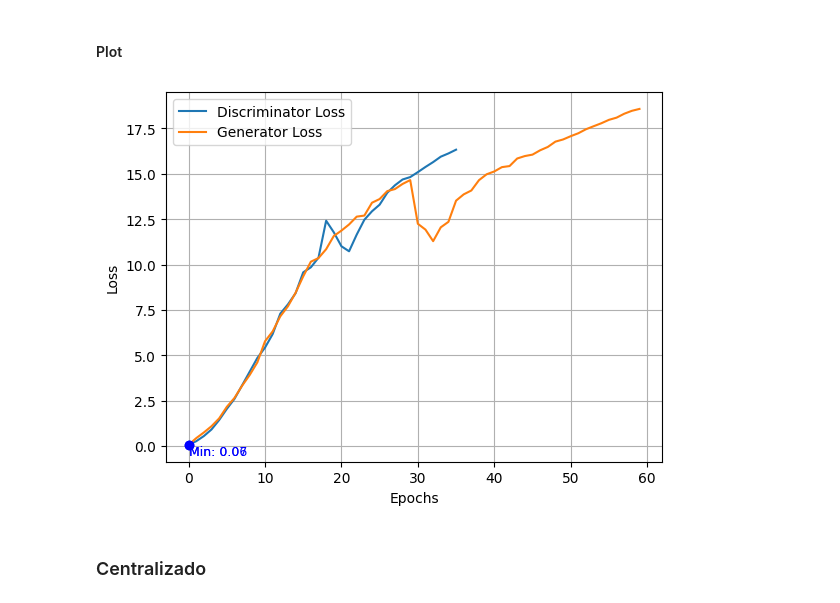
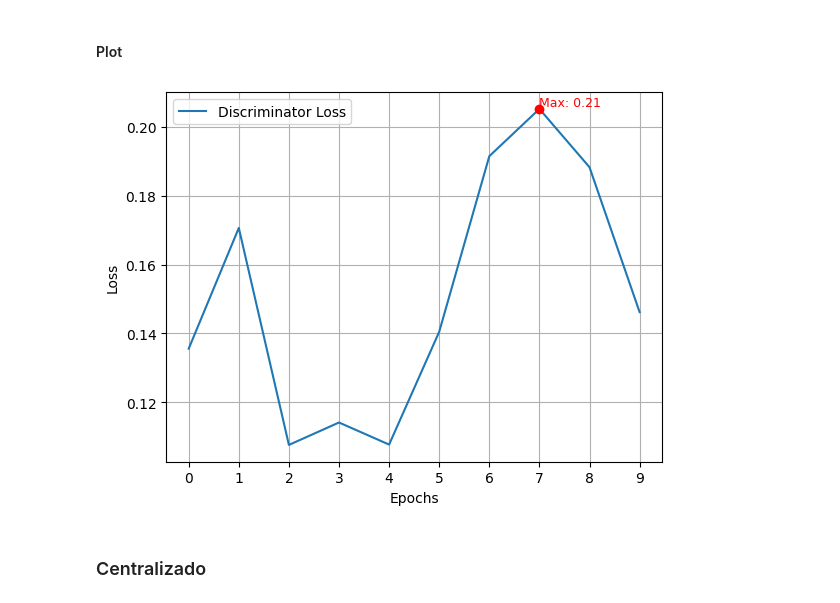
Before and after one commit to gustavoguaragna/GeraFed, a Jupyter notebook: CGANs.ipynb, the cells around one changed output. Cells and saved outputs as stored; diff of their text form; code cells hidden in the pictures.

```diff
--- a/CGANs.ipynb
+++ b/CGANs.ipynb
@@ -740,8 +680,8 @@ from collections import OrderedDict
 # %% [markdown]
 ##### CGAN/F2U_GAN
 # %%
-rounds = 2
-epochs = 2
+rounds = 10
+epochs = 5
 
 f2u_gan = type(models[0]).__name__ == "F2U_GAN"
 
@@ -957,8 +948,8 @@ Acuracia: 0.0935
 # %% [markdown]
 ##### WGAN
 # %%
-rounds = 2
-epochs = 2
+rounds = 4
+epochs = 10
 
 wgan = True
 latent_dim = 128
@@ -1193,14 +1278,14 @@ Acuracia: 0.0892
 # %%
 # Plot the discriminator and generator loss per batch
 plot_line_graph(
-    data_lists=[historico_metricas["g_losses_b"][2], historico_metricas["g_losses_b"][0]],
+    data_lists=[historico_metricas["accuracies"]],
     y_label="Loss",
     x_label="Epochs",
-    labels=["Discriminator Loss", "Generator Loss"],
-    highlight_min=True,
+    labels=["Discriminator Loss"],
+    highlight_max=True,
 )
 # %% [output]
-[figure, old version]
+[figure, new version]
 # %% [markdown]
 ### Centralizado
 # %% [markdown]
```
Also changed, not shown: parts of 6 cells of this notebook.
